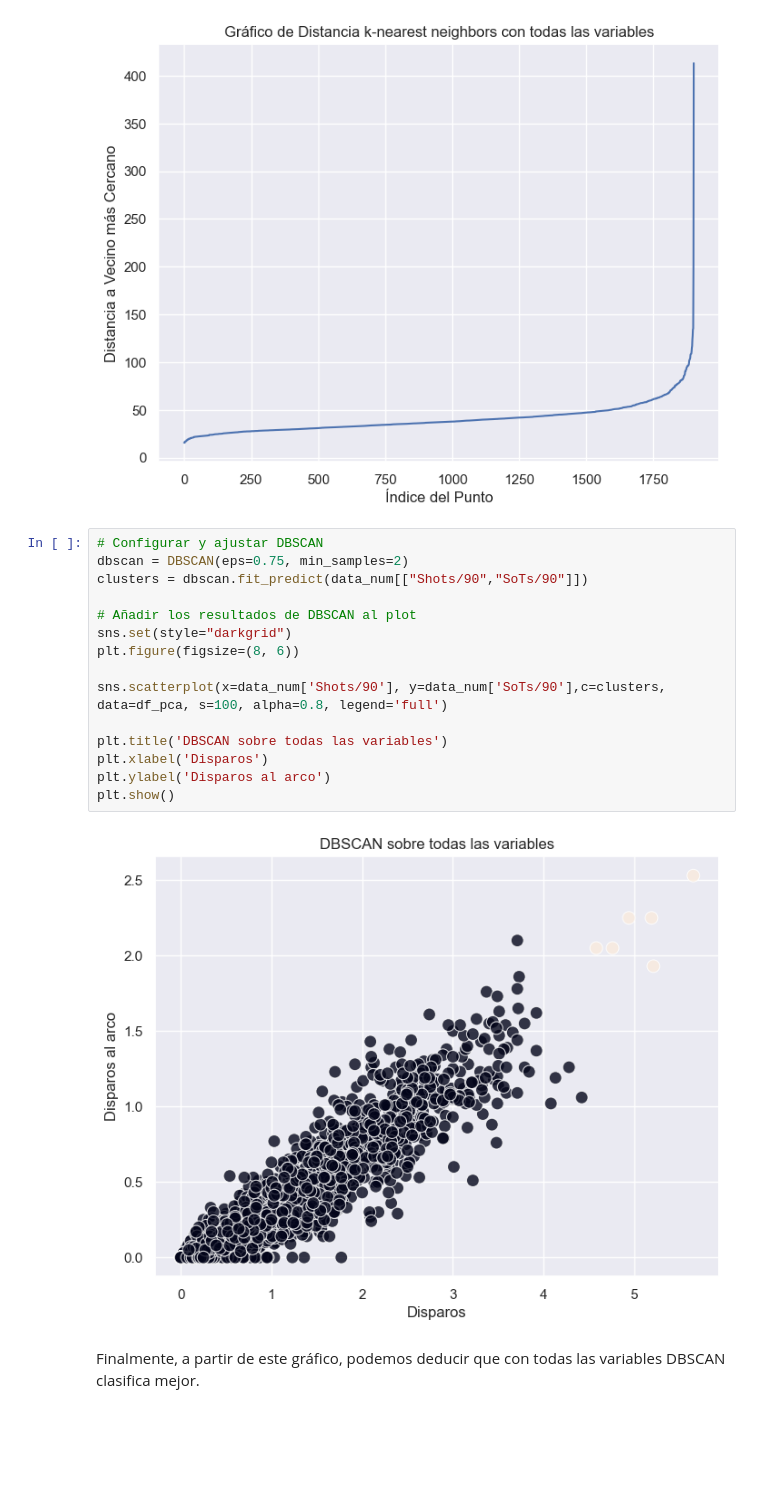
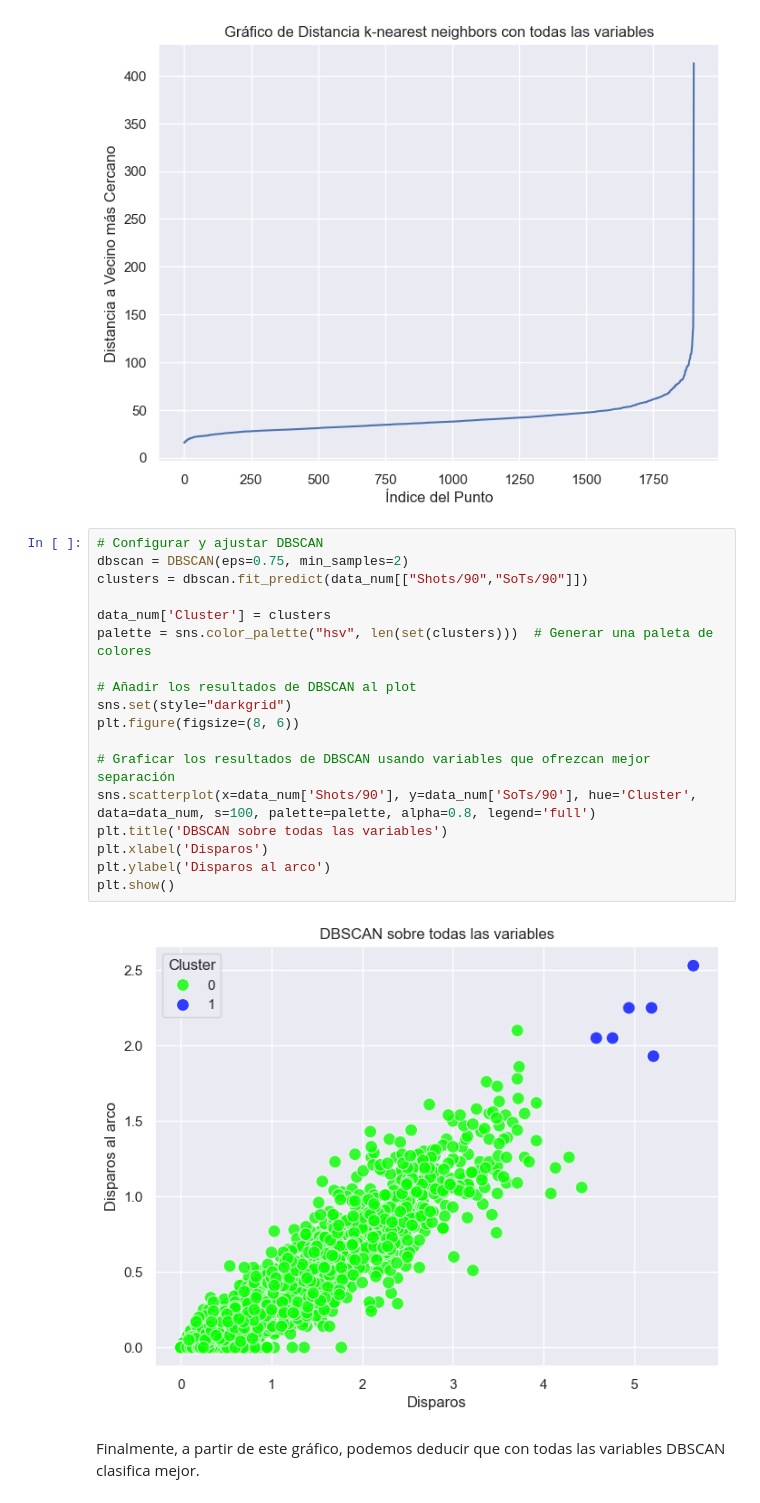
Before and after one commit to joacokoif/tp2_fulbo_ldd, a Jupyter notebook: tp2_LDD_Futbol_Analytics.ipynb, the cells around one changed output. Cells and saved outputs as stored; diff of their text form; blank space fills up the shorter version.

```diff
--- a/tp2_LDD_Futbol_Analytics.ipynb
+++ b/tp2_LDD_Futbol_Analytics.ipynb
@@ -261,20 +261,23 @@ plt.show()
 # %%
 # Configurar y ajustar DBSCAN
 dbscan = DBSCAN(eps=0.75, min_samples=2)
 clusters = dbscan.fit_predict(data_num[["Shots/90","SoTs/90"]])
 
+data_num['Cluster'] = clusters
+palette = sns.color_palette("hsv", len(set(clusters)))  # Generar una paleta de colores
+
 # Añadir los resultados de DBSCAN al plot
 sns.set(style="darkgrid")
 plt.figure(figsize=(8, 6))
 
-sns.scatterplot(x=data_num['Shots/90'], y=data_num['SoTs/90'],c=clusters, data=df_pca, s=100, alpha=0.8, legend='full')
-
+# Graficar los resultados de DBSCAN usando variables que ofrezcan mejor separación
+sns.scatterplot(x=data_num['Shots/90'], y=data_num['SoTs/90'], hue='Cluster', data=data_num, s=100, palette=palette, alpha=0.8, legend='full')
 plt.title('DBSCAN sobre todas las variables')
 plt.xlabel('Disparos')
 plt.ylabel('Disparos al arco')
 plt.show()
 # %% [output]
-[figure, old version]
+[figure, new version]
 # %% [markdown]
 Finalmente, a partir de este gráfico, podemos deducir que con todas las variables DBSCAN clasifica mejor.
 # %% [markdown]
```
Also changed, not shown: parts of 9 cells of this notebook.
